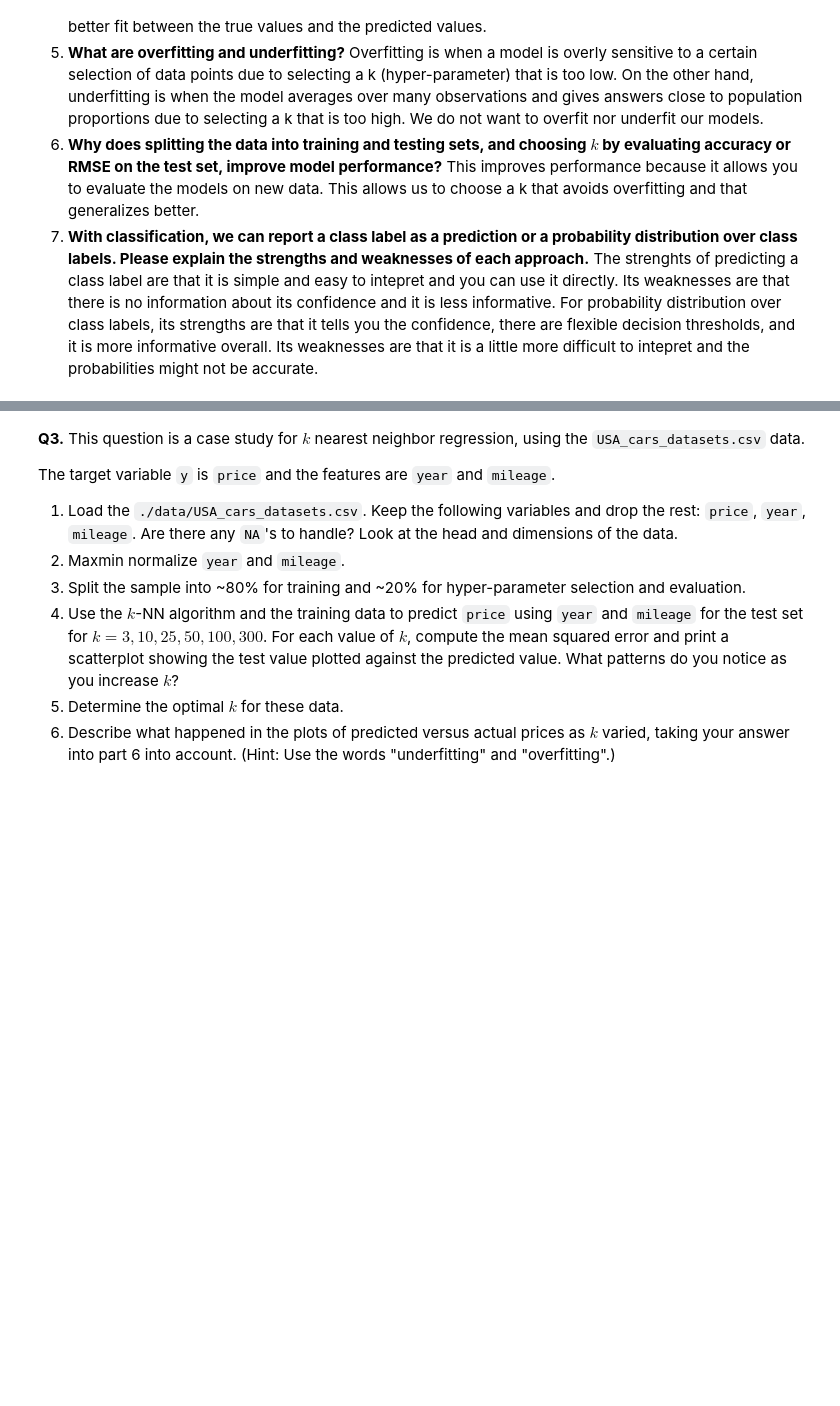
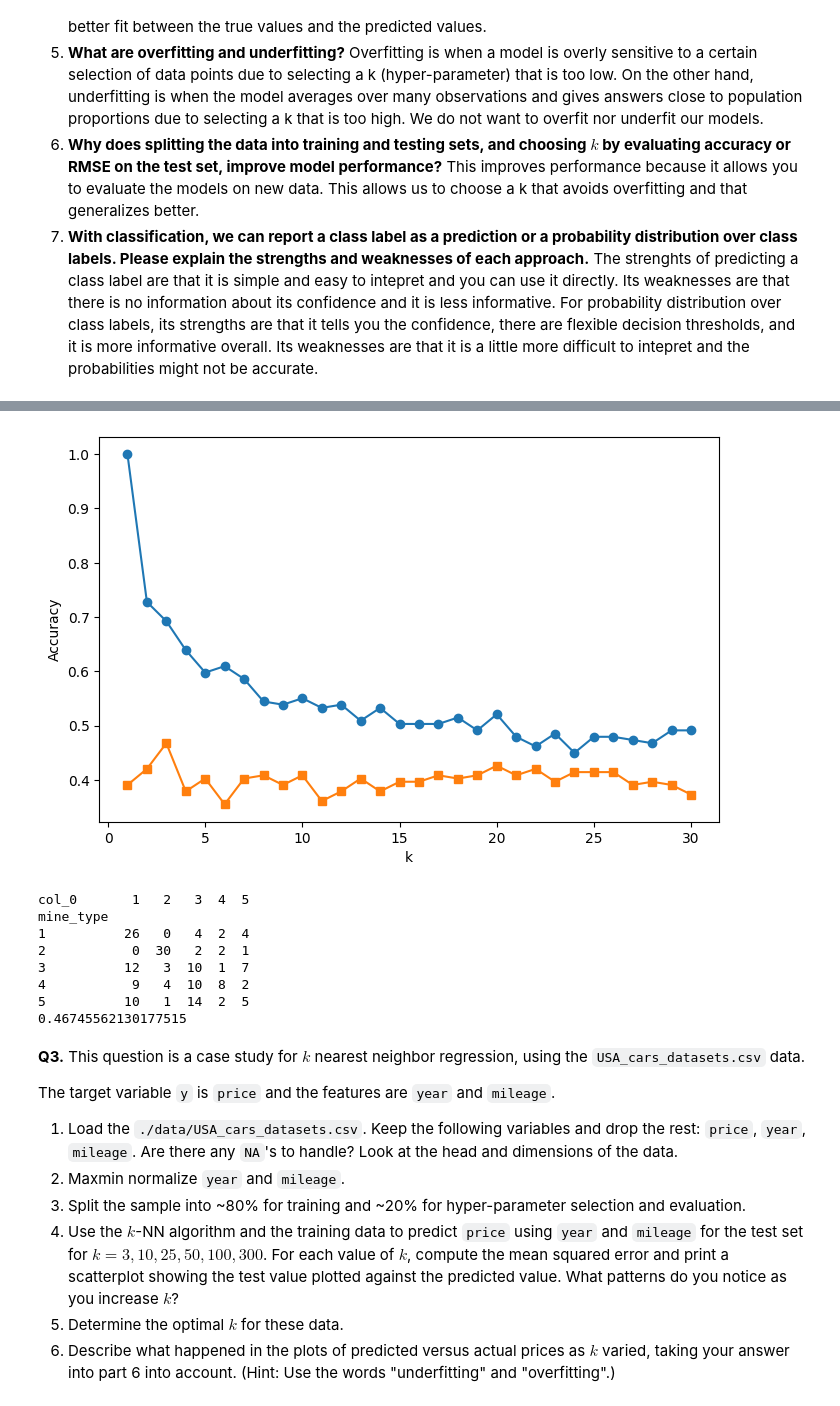
Before and after one commit to katiehutc/undergrad_ml_assignments, a Jupyter notebook: 02_assignment_knn.ipynb, the cells around one changed output, grey strips where cells are left out. Cells and saved outputs as stored; diff of their text form; code cells hidden in the pictures; blank space fills up the shorter version.

```diff
--- a/02_assignment_knn.ipynb
+++ b/02_assignment_knn.ipynb
@@ -24,3 +74,73 @@ The data consists of a label, `mine_type`, taking integer values 1 to 5, and thr
+# %%
+# Part 2
+import numpy as np
+import matplotlib.pyplot as plt
+
+y = df['mine_type']
+ctrl_list = ['voltage','height','soil']
+x = df.loc[:, ctrl_list]
+
+from sklearn.preprocessing import MinMaxScaler
+
+scaler = MinMaxScaler()
+u = scaler.fit_transform(x)
+
+from sklearn.model_selection import train_test_split
+
+u_train, u_test, y_train, y_test = train_test_split(
+    u, y,
+    test_size=.5,
+    random_state=100,
+    stratify=y
+)
+# Part 3
+from sklearn.neighbors import KNeighborsClassifier
+from sklearn.metrics import accuracy_score
+
+k_grid = np.arange(1,31)
+test_accuracies = []
+train_accuracies = []
+
+for k in k_grid:
+    model = KNeighborsClassifier(n_neighbors=k)
+    model.fit(u_train, y_train)
+
+    y_train_pred = model.predict(u_train)
+    y_test_pred = model.predict(u_test)
+
+    train_accuracies.append(accuracy_score(y_train, y_train_pred))
+    test_accuracies.append(accuracy_score(y_test, y_test_pred))
+
+plt.figure(figsize=(8,5))
+plt.plot(k_grid, train_accuracies, marker='o', label='Training Accuracy')
+plt.plot(k_grid, test_accuracies, marker='s', label='Test Accuracy')
+plt.xlabel('k')
+plt.ylabel('Accuracy')
+plt.show()
+
+best_k = k_grid[np.argmax(test_accuracies)]
+best_k
+
+# retrain with best k
+model = KNeighborsClassifier(n_neighbors=best_k)
+model = model.fit(u_train, y_train)
+y_hat = model.predict(u_test)
+
+# Part 4
+print(pd.crosstab(y_test, y_hat))
+
+from sklearn.metrics import accuracy_score
+print(accuracy_score(y_test, y_hat))
+# %% [output]
+[figure, added]
+col_0       1   2   3  4  5
+mine_type
+1          26   0   4  2  4
+2           0  30   2  2  1
+3          12   3  10  1  7
+4           9   4  10  8  2
+5          10   1  14  2  5
+0.46745562130177515
 # %% [markdown]
 **Q3.** This question is a case study for $k$ nearest neighbor regression, using the `USA_cars_datasets.csv` data.
 
```
Also changed, not shown: parts of 3 cells of this notebook.
